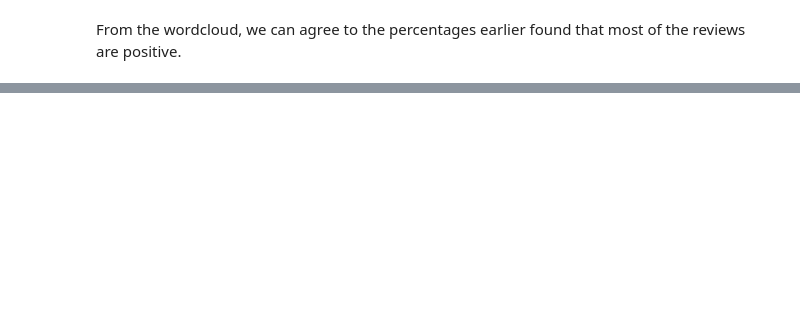
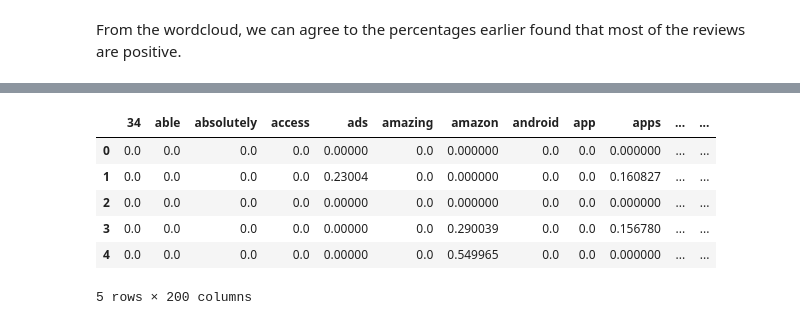
Before and after one commit to PeaceUdoka/Sentiment-analysis-with-python, a Jupyter notebook: Sentiment Analysis With Python.ipynb, the cells around one changed output, grey strips where cells are left out. Saved outputs shown, nothing was run; the diff lists cells and outputs as text; code cells hidden in the pictures; blank space fills up the shorter version.

```diff
--- a/Sentiment Analysis With Python.ipynb
+++ b/Sentiment Analysis With Python.ipynb
@@ -158,8 +161,11 @@ From the wordcloud, we can agree to the percentages earlier found that most of t
 # %%
 # create new column containing number of words from each review_body
 word_tokens = [word_tokenize(review) for review in data.review_body]
+# remove non alphabetic characters in token
+clean_tokens = [[word for word in item if word.isalpha()] for item in word_tokens]
 length = []
 
-for i in range(len(word_tokens)):
-    length.append(len(word_tokens[i]))
+for i in range(len(clean_tokens)):
+    length.append(len(clean_tokens[i]))
 data['no_of_words'] = length
+data.head(5)
@@ -165,0 +179,18 @@ data['no_of_words'] = length
+# %%
+# Define the vectorizer and specify the arguments
+vect = TfidfVectorizer(ngram_range=(1, 2), max_features=200, stop_words=ENGLISH_STOP_WORDS).fit(data.review_body)
+
+# Transform the vectorizer
+num_txt = vect.transform(data.review_body)
+
+# Transform to a data frame and specify the column names
+num_df=pd.DataFrame(X_txt.toarray(), columns=vect.get_feature_names())
+num_df.head()
+# %% [output]
+|  | 34 | able | absolutely | access | ads | amazing | amazon | android | app | apps | ... | ... |
+| 0 | 0.0 | 0.0 | 0.0 | 0.0 | 0.00000 | 0.0 | 0.000000 | 0.0 | 0.0 | 0.000000 | ... | ... |
+| 1 | 0.0 | 0.0 | 0.0 | 0.0 | 0.23004 | 0.0 | 0.000000 | 0.0 | 0.0 | 0.160827 | ... | ... |
+| 2 | 0.0 | 0.0 | 0.0 | 0.0 | 0.00000 | 0.0 | 0.000000 | 0.0 | 0.0 | 0.000000 | ... | ... |
+| 3 | 0.0 | 0.0 | 0.0 | 0.0 | 0.00000 | 0.0 | 0.290039 | 0.0 | 0.0 | 0.156780 | ... | ... |
+| 4 | 0.0 | 0.0 | 0.0 | 0.0 | 0.00000 | 0.0 | 0.549965 | 0.0 | 0.0 | 0.000000 | ... | ... |
+5 rows × 200 columns
```
Also changed, not shown: parts of 9 cells of this notebook.
